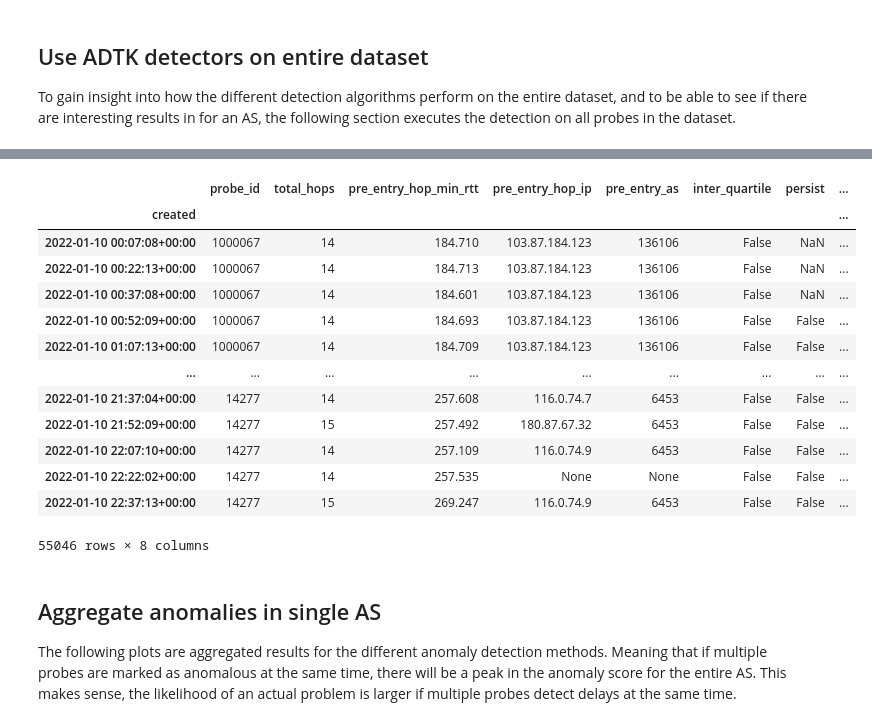
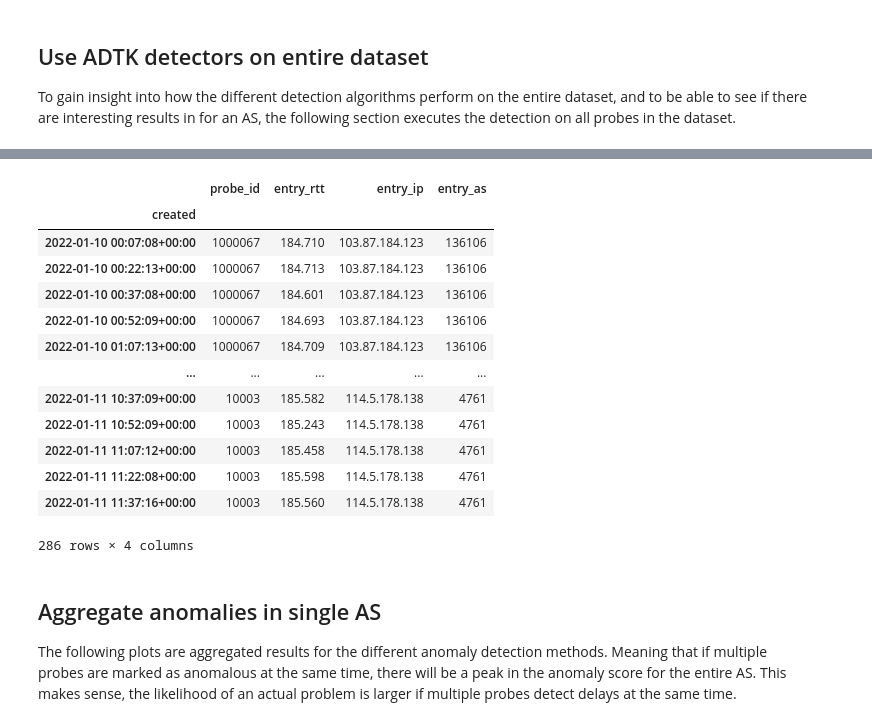
Before and after one commit to Wolframfriele/ripe-alerts-AI, a Jupyter notebook: traceroute_anomaly_detection_comparison.ipynb, the cells around one changed output, grey strips where cells are left out. Cells and saved outputs as stored; diff of their text form; code cells hidden in the pictures.

```diff
--- a/traceroute_anomaly_detection_comparison.ipynb
+++ b/traceroute_anomaly_detection_comparison.ipynb
@@ -29,7 +32,9 @@ warnings.filterwarnings('ignore')
 Using a special helper function that gets the round trip time (RTT) of the last hop before entering the network of the personal AS.
 # %%
 path_to_dataset = 'measurement_data/traceroute-34761880.json'
-traceroute_import = TracerouteImport()
+# path_to_dataset = 'measurement_data/small_traceroute_1.json'
+
+traceroute_import = EntryASMonitor()
 df = traceroute_import.read_dataset(path_to_dataset)
 df
 # %% [output]
@@ -156,8 +196,9 @@ from adtk.visualization import plot
 
 # Convert for the anomaly detection toolkit
 single_probe.set_index('created', inplace=True)
-ts = single_probe['pre_entry_hop_min_rtt']
+ts = single_probe['entry_rtt']
 ts = validate_series(ts)
+# print(ts.__dict__)
 # %% [markdown]
 ### Inter Quartile Range
 
@@ -208,24 +256,26 @@ Run Time: 0.027472154994029552
 
 To gain insight into how the different detection algorithms perform on the entire dataset, and to be able to see if there are interesting results in for an AS, the following section executes the detection on all probes in the dataset.
 # %%
-iqr_ad = InterQuartileRangeAD(c=10)
+# iqr_ad = InterQuartileRangeAD(c=10)
 level_shift = LevelShiftAD(c=10.0, side='positive', window=3)
-persist_ad = PersistAD(c=10.0, side='positive', window=3)
+# persist_ad = PersistAD(c=10.0, side='positive', window=3)
 
 df_outlier = pd.DataFrame()
-for probe_id in df["probe_id"].unique():
+for probe_id in df["probe_id"].unique()[:2]:
     # print(probe_id)
-    single_probe = df[df["probe_id"] == probe_id]
+    single_probe = df[df["probe_id"] == probe_id].copy()
 
     single_probe.set_index('created', inplace=True)
-    ts = single_probe['pre_entry_hop_min_rtt']
+    ts = single_probe['entry_rtt']
     ts = validate_series(ts)
 
     try:
-        single_probe["inter_quartile"] = iqr_ad.fit_detect(ts)
-        single_probe["persist"] = persist_ad.fit_detect(ts)
-        single_probe["level_shift"] = level_shift.fit_detect(ts)
-        df_outlier = df_outlier.append(single_probe)
+        # single_probe["inter_quartile"] = iqr_ad.fit_detect(ts)
+        # single_probe["persist"] = persist_ad.fit_detect(ts)
+        anomalies = level_shift.fit_detect(ts)
+        print(anomalies)
+        # single_probe["level_shift"] = anomalies
+        df_outlier = pd.concat([df_outlier, single_probe])
     except RuntimeError:
         pass
 
@@ -234,17 +301,17 @@ df_outlier
-|  | probe_id | total_hops | pre_entry_hop_min_rtt | pre_entry_hop_ip | pre_entry_as | inter_quartile | persist | ... |
-| created |  |  |  |  |  |  |  | ... |
-| 2022-01-10 00:07:08+00:00 | 1000067 | 14 | 184.710 | 103.87.184.123 | 136106 | False | NaN | ... |
-| 2022-01-10 00:22:13+00:00 | 1000067 | 14 | 184.713 | 103.87.184.123 | 136106 | False | NaN | ... |
-| 2022-01-10 00:37:08+00:00 | 1000067 | 14 | 184.601 | 103.87.184.123 | 136106 | False | NaN | ... |
-| 2022-01-10 00:52:09+00:00 | 1000067 | 14 | 184.693 | 103.87.184.123 | 136106 | False | False | ... |
-| 2022-01-10 01:07:13+00:00 | 1000067 | 14 | 184.709 | 103.87.184.123 | 136106 | False | False | ... |
-| ... | ... | ... | ... | ... | ... | ... | ... | ... |
-| 2022-01-10 21:37:04+00:00 | 14277 | 14 | 257.608 | 116.0.74.7 | 6453 | False | False | ... |
-| 2022-01-10 21:52:09+00:00 | 14277 | 15 | 257.492 | 180.87.67.32 | 6453 | False | False | ... |
-| 2022-01-10 22:07:10+00:00 | 14277 | 14 | 257.109 | 116.0.74.9 | 6453 | False | False | ... |
-| 2022-01-10 22:22:02+00:00 | 14277 | 14 | 257.535 | None | None | False | False | ... |
-| 2022-01-10 22:37:13+00:00 | 14277 | 15 | 269.247 | 116.0.74.9 | 6453 | False | False | ... |
+|  | probe_id | entry_rtt | entry_ip | entry_as |
+| created |  |  |  |  |
+| 2022-01-10 00:07:08+00:00 | 1000067 | 184.710 | 103.87.184.123 | 136106 |
+| 2022-01-10 00:22:13+00:00 | 1000067 | 184.713 | 103.87.184.123 | 136106 |
+| 2022-01-10 00:37:08+00:00 | 1000067 | 184.601 | 103.87.184.123 | 136106 |
+| 2022-01-10 00:52:09+00:00 | 1000067 | 184.693 | 103.87.184.123 | 136106 |
+| 2022-01-10 01:07:13+00:00 | 1000067 | 184.709 | 103.87.184.123 | 136106 |
+| ... | ... | ... | ... | ... |
+| 2022-01-11 10:37:09+00:00 | 10003 | 185.582 | 114.5.178.138 | 4761 |
+| 2022-01-11 10:52:09+00:00 | 10003 | 185.243 | 114.5.178.138 | 4761 |
+| 2022-01-11 11:07:12+00:00 | 10003 | 185.458 | 114.5.178.138 | 4761 |
+| 2022-01-11 11:22:08+00:00 | 10003 | 185.598 | 114.5.178.138 | 4761 |
+| 2022-01-11 11:37:16+00:00 | 10003 | 185.560 | 114.5.178.138 | 4761 |
-55046 rows × 8 columns
+286 rows × 4 columns
 # %% [markdown]
 ## Aggregate anomalies in single AS
 
```
Also changed, not shown: parts of 16 cells of this notebook, 18 other files.
